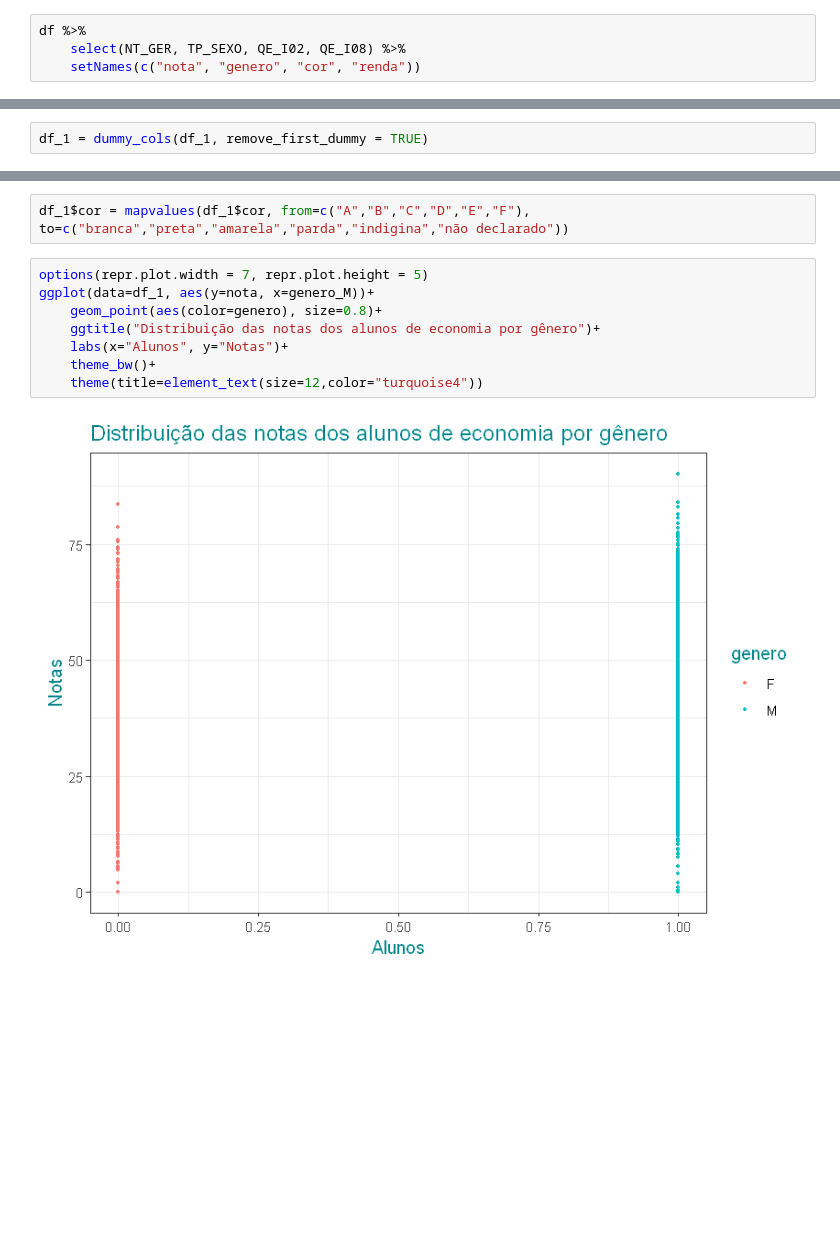
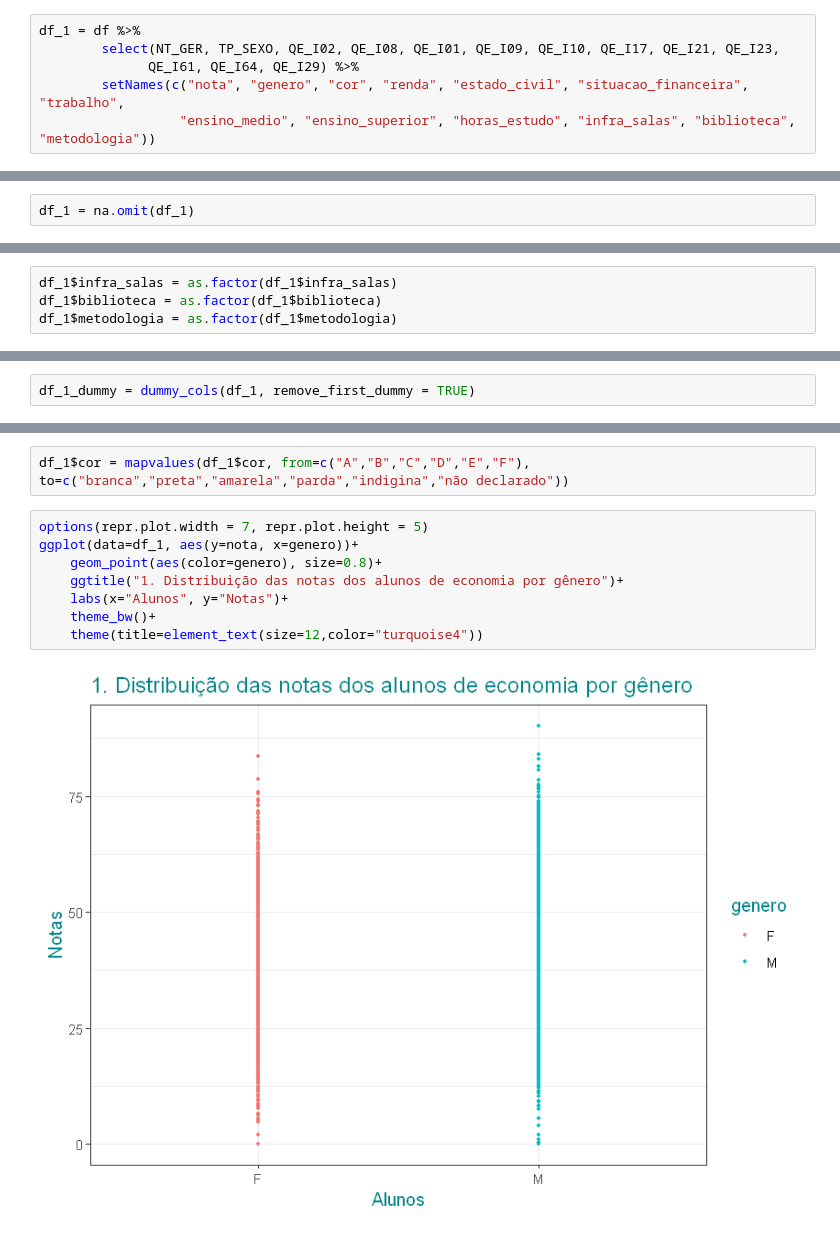
Before and after one commit to emariot/econometria, a Jupyter notebook: funcao_desempenho.ipynb, the cells around one changed output, grey strips where cells are left out. Drawn from its saved outputs; the diff is of its cells as text; blank space fills up the shorter version.

```diff
--- a/funcao_desempenho.ipynb
+++ b/funcao_desempenho.ipynb
@@ -189,4 +233,6 @@ sum(df$QE_I08 == "")
 # %%
-df %>%
-    select(NT_GER, TP_SEXO, QE_I02, QE_I08) %>%
-    setNames(c("nota", "genero", "cor", "renda"))
+df_1 = df %>%
+        select(NT_GER, TP_SEXO, QE_I02, QE_I08, QE_I01, QE_I09, QE_I10, QE_I17, QE_I21, QE_I23,
+              QE_I61, QE_I64, QE_I29) %>%
+        setNames(c("nota", "genero", "cor", "renda", "estado_civil", "situacao_financeira", "trabalho",
+                  "ensino_medio", "ensino_superior", "horas_estudo", "infra_salas", "biblioteca",  "metodologia"))
@@ -228,0 +271,2 @@ sum(df_1$cor == "")
+# %%
+df_1 = na.omit(df_1)
@@ -228,0 +299,4 @@ sum(df_1$cor == "")
+# %%
+df_1$infra_salas = as.factor(df_1$infra_salas)
+df_1$biblioteca = as.factor(df_1$biblioteca)
+df_1$metodologia = as.factor(df_1$metodologia)
@@ -229,3 +322,3 @@ sum(df_1$cor == "")
 # %%
-df_1 = dummy_cols(df_1, remove_first_dummy = TRUE)
+df_1_dummy = dummy_cols(df_1, remove_first_dummy = TRUE)
 # %%
@@ -247,14 +350,14 @@ table(df_1$cor)
 df_1$cor = mapvalues(df_1$cor, from=c("A","B","C","D","E","F"), to=c("branca","preta","amarela","parda","indigina","não declarado"))
 # %%
 options(repr.plot.width = 7, repr.plot.height = 5)
-ggplot(data=df_1, aes(y=nota, x=genero_M))+
+ggplot(data=df_1, aes(y=nota, x=genero))+
     geom_point(aes(color=genero), size=0.8)+
-    ggtitle("Distribuição das notas dos alunos de economia por gênero")+
+    ggtitle("1. Distribuição das notas dos alunos de economia por gênero")+
     labs(x="Alunos", y="Notas")+
     theme_bw()+
     theme(title=element_text(size=12,color="turquoise4"))
 # %% [output]
-[figure, old version]
+[figure, new version]
 # %%
 df_1$cor = factor(df_1$cor, levels=names(sort(table(df_1$cor), decreasing=TRUE)))
 ggplot(data=df_1, aes(y=nota, x=cor))+
```
Also changed, not shown: parts of 114 cells of this notebook.
